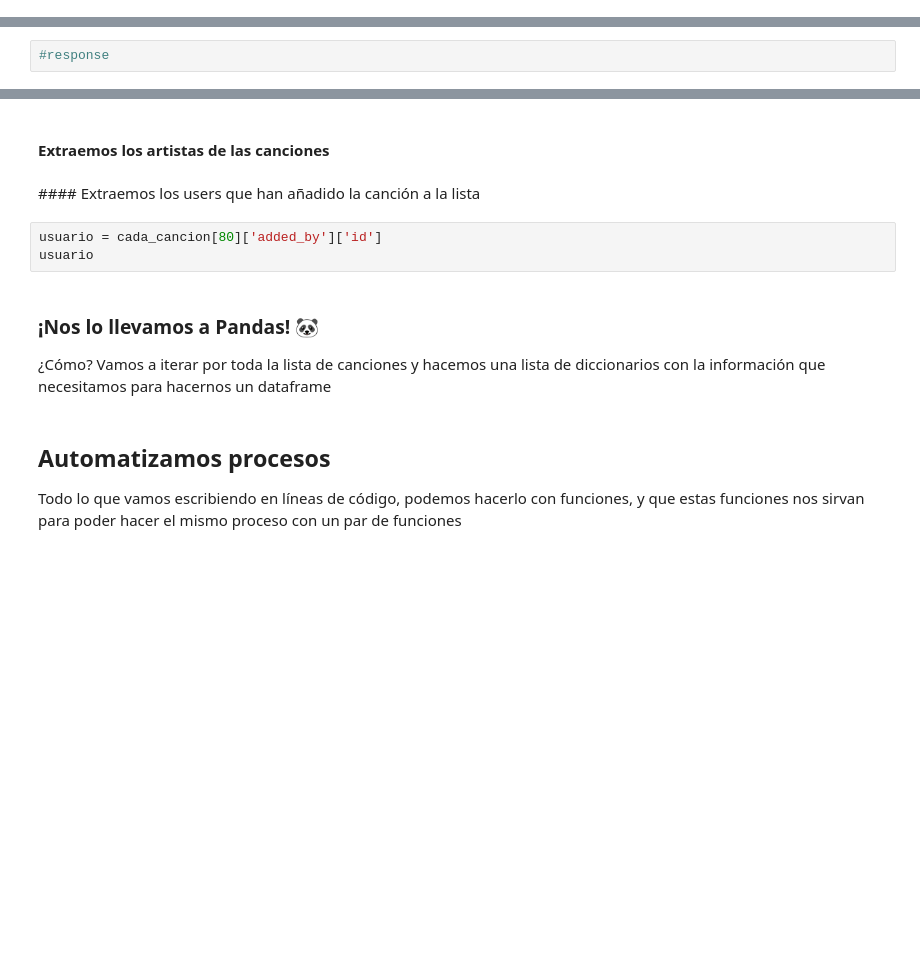
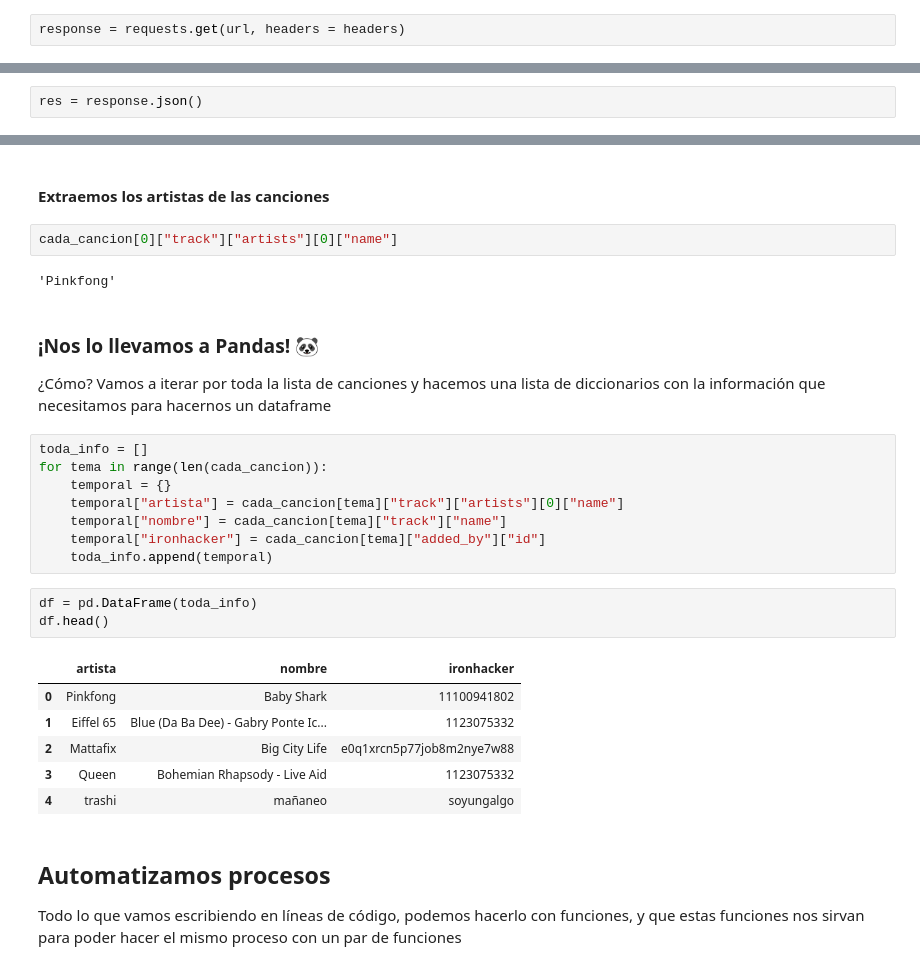
Before and after one commit to Ironhack-Data-Madrid-Mayo-2021/Classroom-Materials, a Jupyter notebook: ETL+NLP/ETL_1.ipynb, the cells around one changed output, grey strips where cells are left out. Saved outputs shown, nothing was run; the diff lists cells and outputs as text; blank space fills up the shorter version.

```diff
--- a/ETL+NLP/ETL_1.ipynb
+++ b/ETL+NLP/ETL_1.ipynb
@@ -107,6 +148,8 @@ El ID de la lista de la cual queremos hacer la request
 # %% [markdown]
 #### Hacemos la request
+# %%
+response = requests.get(url, headers = headers)
 # %% [markdown]
 ### Nos enfrentamos al json de la response
 # %%
-#response
+res = response.json()
@@ -117,13 +194,30 @@ El ID de la lista de la cual queremos hacer la request
 # %% [markdown]
 #### Extraemos los artistas de las canciones
-# %% [markdown]
-#### Extraemos los users que han añadido la canción a la lista
-# %%
-usuario = cada_cancion[80]['added_by']['id']
-usuario
+# %%
+cada_cancion[0]["track"]["artists"][0]["name"]
+# %% [output]
+'Pinkfong'
 # %% [markdown]
 ### ¡Nos lo llevamos a Pandas! 🐼
 ¿Cómo? Vamos a iterar por toda la lista de canciones y hacemos una lista de diccionarios con la información que necesitamos para hacernos un dataframe
+# %%
+toda_info = []
+for tema in range(len(cada_cancion)):
+    temporal = {}
+    temporal["artista"] = cada_cancion[tema]["track"]["artists"][0]["name"]
+    temporal["nombre"] = cada_cancion[tema]["track"]["name"]
+    temporal["ironhacker"] = cada_cancion[tema]["added_by"]["id"]
+    toda_info.append(temporal)
+# %%
+df = pd.DataFrame(toda_info)
+df.head()
+# %% [output]
+|  | artista | nombre | ironhacker |
+| 0 | Pinkfong | Baby Shark | 11100941802 |
+| 1 | Eiffel 65 | Blue (Da Ba Dee) - Gabry Ponte Ic... | 1123075332 |
+| 2 | Mattafix | Big City Life | e0q1xrcn5p77job8m2nye7w88 |
+| 3 | Queen | Bohemian Rhapsody - Live Aid | 1123075332 |
+| 4 | trashi | mañaneo | soyungalgo |
 # %% [markdown]
 ## Automatizamos procesos
 Todo lo que vamos escribiendo en líneas de código, podemos hacerlo con funciones, y que estas funciones nos sirvan para poder hacer el mismo proceso con un par de funciones
```
Also changed, not shown: parts of 43 cells of this notebook, 4 other files.
